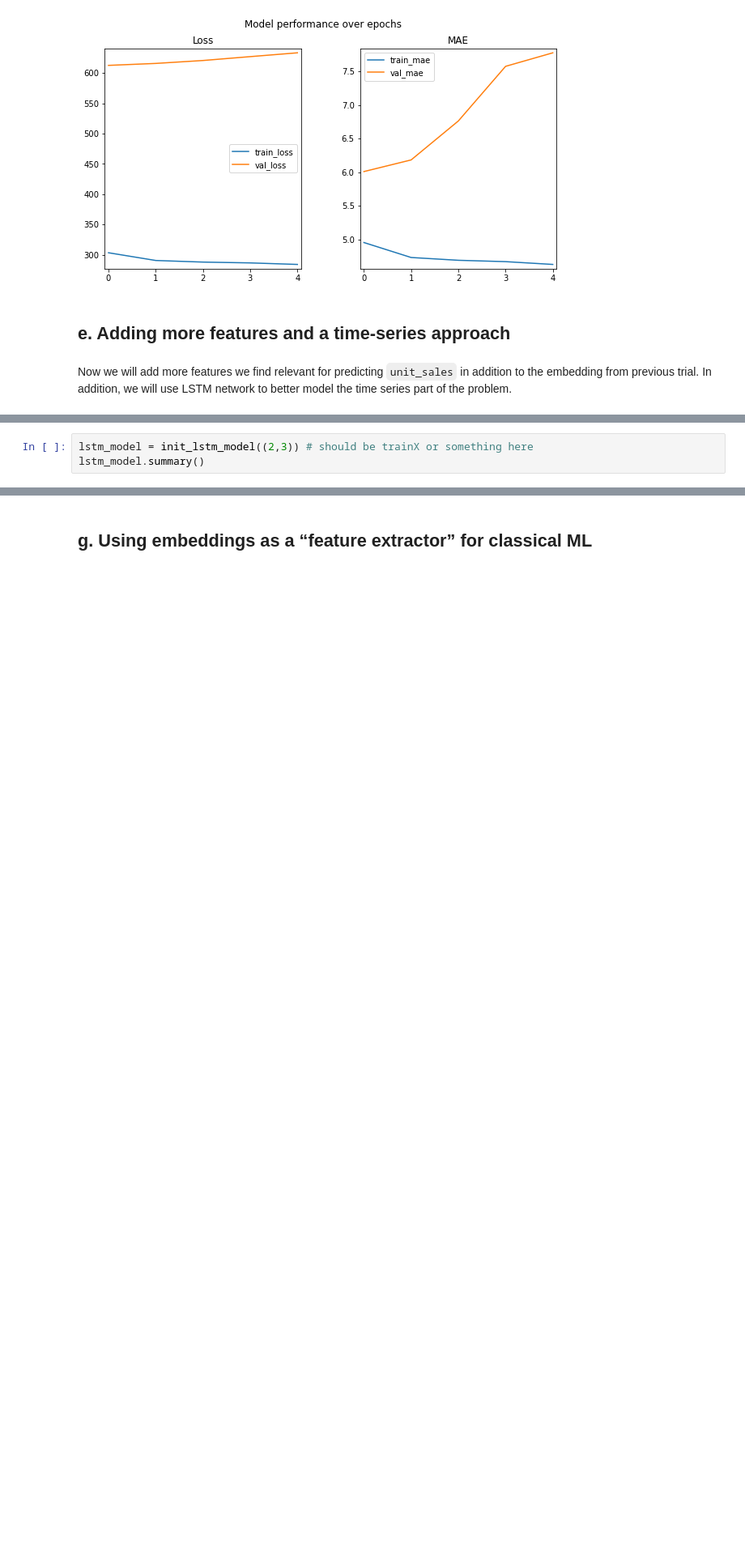
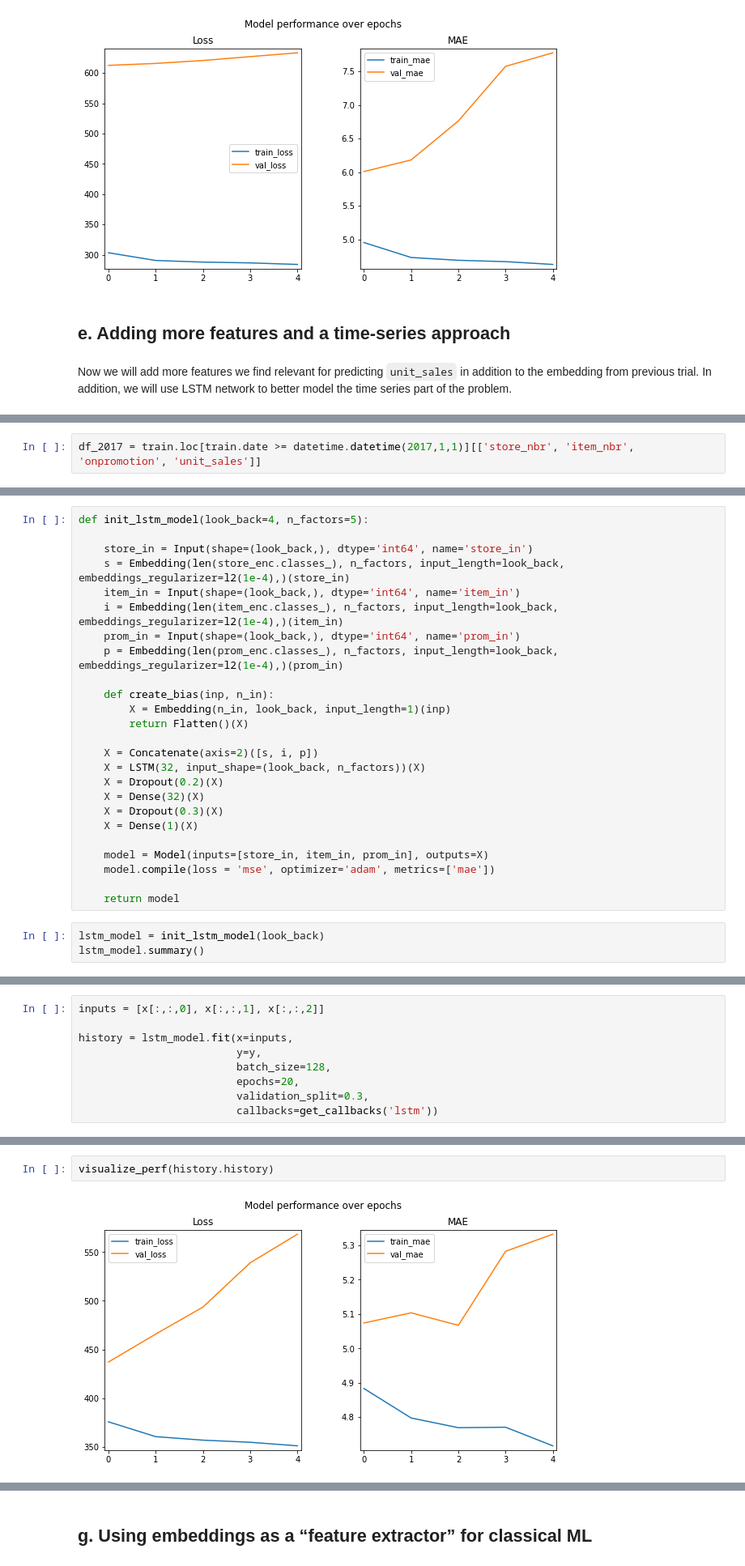
Before and after one commit to Naorko/forcasting-favorita-tf, a Jupyter notebook: workshop_favorita.ipynb, the cells around one changed output, grey strips where cells are left out. Shown at 81% size. Drawn from its saved outputs; the diff is of its cells as text; blank space fills up the shorter version.

```diff
--- a/workshop_favorita.ipynb
+++ b/workshop_favorita.ipynb
@@ -467,0 +492,2 @@ def init_lstm_model(input_shape):
+# %%
+df_2017 = train.loc[train.date >= datetime.datetime(2017,1,1)][['store_nbr', 'item_nbr', 'onpromotion', 'unit_sales']]
@@ -468,4 +531,29 @@ def init_lstm_model(input_shape):
+# %%
+def init_lstm_model(look_back=4, n_factors=5):
+
+    store_in = Input(shape=(look_back,), dtype='int64', name='store_in')
+    s = Embedding(len(store_enc.classes_), n_factors, input_length=look_back, embeddings_regularizer=l2(1e-4),)(store_in)
+    item_in = Input(shape=(look_back,), dtype='int64', name='item_in')
+    i = Embedding(len(item_enc.classes_), n_factors, input_length=look_back, embeddings_regularizer=l2(1e-4),)(item_in)
+    prom_in = Input(shape=(look_back,), dtype='int64', name='prom_in')
+    p = Embedding(len(prom_enc.classes_), n_factors, input_length=look_back, embeddings_regularizer=l2(1e-4),)(prom_in)
+
+    def create_bias(inp, n_in):
+        X = Embedding(n_in, look_back, input_length=1)(inp)
+        return Flatten()(X)
+
+    X = Concatenate(axis=2)([s, i, p])
+    X = LSTM(32, input_shape=(look_back, n_factors))(X)
+    X = Dropout(0.2)(X)
+    X = Dense(32)(X)
+    X = Dropout(0.3)(X)
+    X = Dense(1)(X)
+
+    model = Model(inputs=[store_in, item_in, prom_in], outputs=X)
+    model.compile(loss = 'mse', optimizer='adam', metrics=['mae'])
+
+    return model
 # %%
-lstm_model = init_lstm_model((2,3)) # should be trainX or something here
+lstm_model = init_lstm_model(look_back)
 lstm_model.summary()
 # %% [output]
@@ -493,0 +577,9 @@ visualize_perf(history_v1)
+# %%
+inputs = [x[:,:,0], x[:,:,1], x[:,:,2]]
+
+history = lstm_model.fit(x=inputs,
+                         y=y,
+                         batch_size=128,
+                         epochs=20,
+                         validation_split=0.3,
+                         callbacks=get_callbacks('lstm'))
@@ -494 +599,5 @@ visualize_perf(history_v1)
+# %%
+visualize_perf(history.history)
+# %% [output]
+[figure, added]
 # %% [markdown]
```
Also changed, not shown: parts of 38 cells of this notebook, 1 other file.
